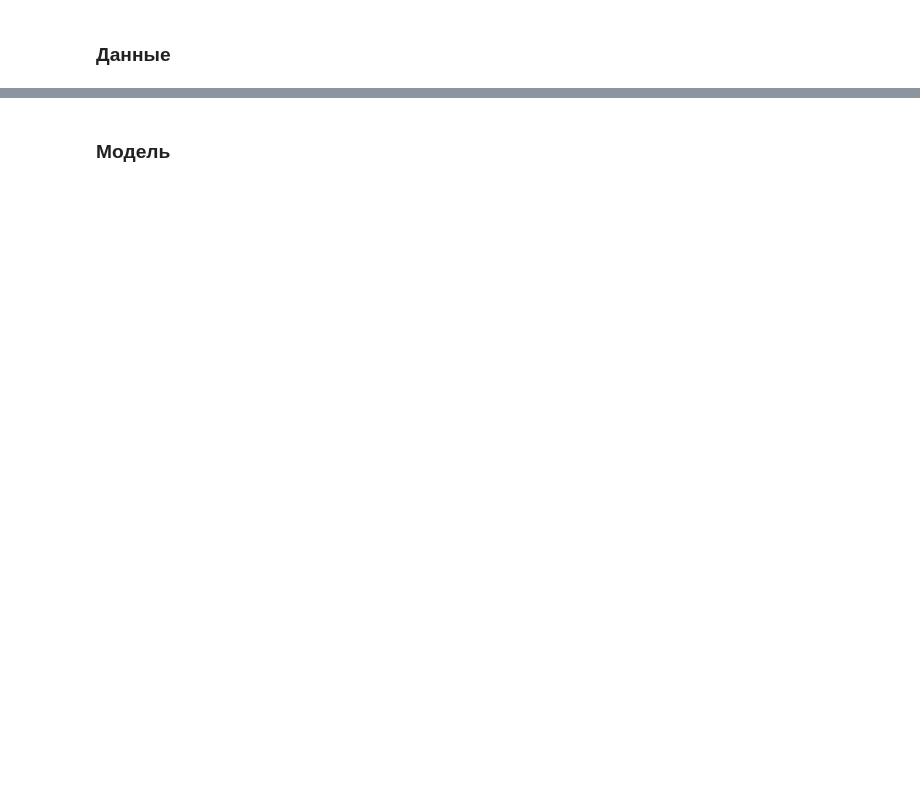
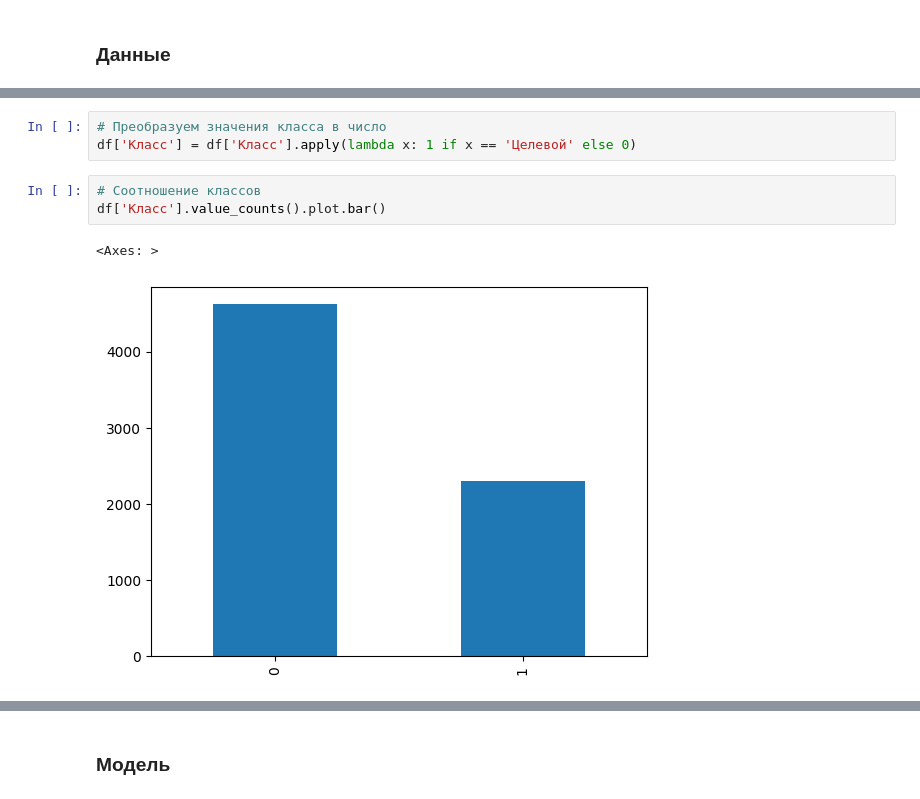
Before and after one commit to Oleg1208/Media_108_n, a Jupyter notebook: Grishakov Ruslan/Классификация звонков клиентов на целевые и нецелевые. Новички. 6 неделя. Руслан Гришаков.ipynb, the cells around one changed output, grey strips where cells are left out. Drawn from its saved outputs; the diff is of its cells as text; blank space fills up the shorter version.

```diff
--- a/Grishakov Ruslan/Классификация звонков клиентов на целевые и нецелевые. Новички. 6 неделя. Руслан Гришаков.ipynb
+++ b/Grishakov Ruslan/Классификация звонков клиентов на целевые и нецелевые. Новички. 6 неделя. Руслан Гришаков.ipynb
@@ -164 +183,10 @@ df = df[['Текст whisper-транскрибации записи звонк
+# %%
+# Преобразуем значения класса в число
+df['Класс'] = df['Класс'].apply(lambda x: 1 if x == 'Целевой' else 0)
+# %%
+# Соотношение классов
+df['Класс'].value_counts().plot.bar()
+# %% [output]
+<Axes: >
+[figure, added]
 # %%
```
Also changed, not shown: parts of 30 cells of this notebook.
